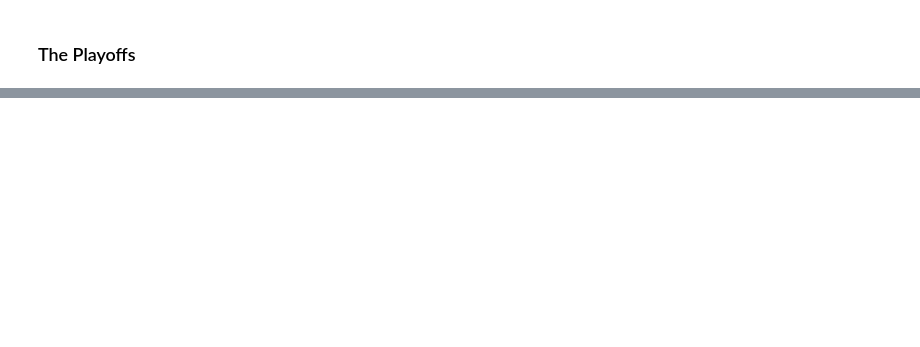
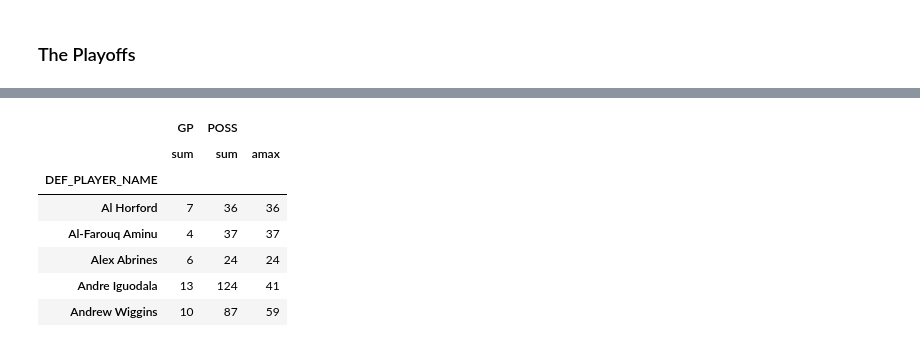
Before and after one commit to sstromberg/nba-project, a Jupyter notebook: guarding_guards.ipynb, the cells around one changed output, grey strips where cells are left out. Saved outputs shown, nothing was run; the diff lists cells and outputs as text; code cells hidden in the pictures; blank space fills up the shorter version.

```diff
--- a/guarding_guards.ipynb
+++ b/guarding_guards.ipynb
@@ -482 +595,17 @@ While we see a relatively low correlation between the two seasons when looking a
+# %%
+# let's start, then, with a leaderboard
+cols = {'GP':np.sum, 'POSS':[np.sum,np.max]}
+df_leaders_17p = defenders17p.agg(cols)
+
+df_leaders_17p.rename(columns={'(GP, sum)':'games17p', '(POSS, sum)':'ttl_poss17p', '(POSS, amax)':'max_poss17p'})
+df_leaders_17p.head()
+# %% [output]
+|  | GP | POSS |  |
+|  | sum | sum | amax |
+| DEF_PLAYER_NAME |  |  |  |
+| Al Horford | 7 | 36 | 36 |
+| Al-Farouq Aminu | 4 | 37 | 37 |
+| Alex Abrines | 6 | 24 | 24 |
+| Andre Iguodala | 13 | 124 | 41 |
+| Andrew Wiggins | 10 | 87 | 59 |
 # %%
```
Also changed, not shown: parts of 13 cells of this notebook.
